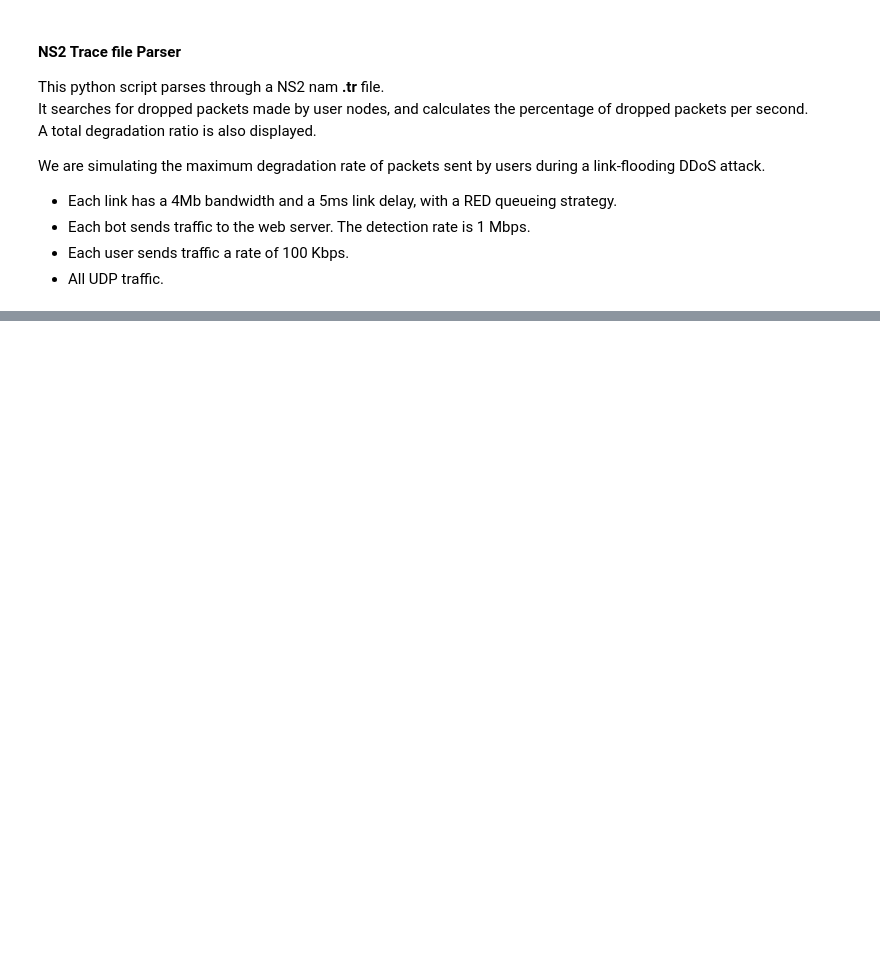
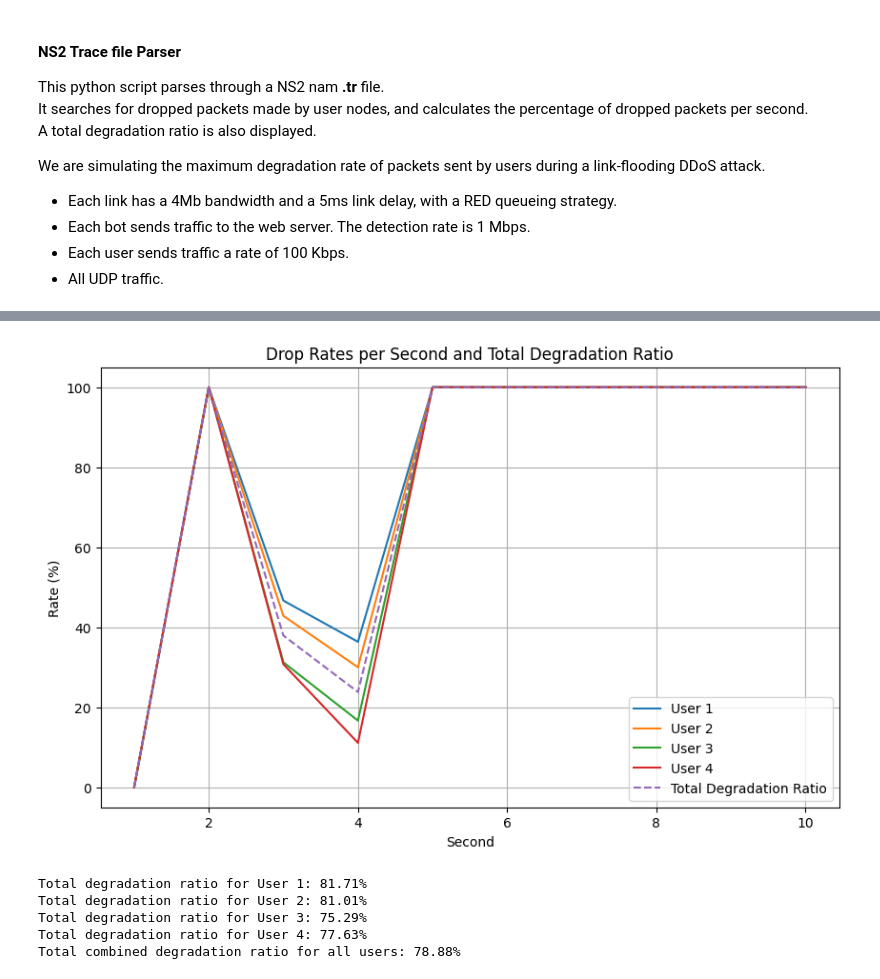
Before and after one commit to duclingg/NS2-Trace-Parser, a Jupyter notebook: parser.ipynb, the cells around one changed output, grey strips where cells are left out. Cells and saved outputs as stored; diff of their text form; code cells hidden in the pictures; blank space fills up the shorter version.

```diff
--- a/parser.ipynb
+++ b/parser.ipynb
@@ -91,0 +92,74 @@ Total combined degradation ratio for all users: 38.08%
+# %%
+# Testing using hard-coded data
+
+import math
+import matplotlib.pyplot as plt
+
+# Hardcoded dropped packets and sent packets data for each user node and each second
+dropped_packets = {
+    '0.0': {1: 0, 2: 12, 3: 7, 4: 4, 5: 4, 6: 6, 7: 7, 8: 8, 9: 9, 10: 10},
+    '1.0': {1: 0, 2: 11, 3: 6, 4: 3, 5: 4, 6: 6, 7: 7, 8: 8, 9: 9, 10: 10},
+    '2.0': {1: 0, 2: 13, 3: 5, 4: 2, 5: 4, 6: 6, 7: 7, 8: 8, 9: 9, 10: 10},
+    '3.0': {1: 0, 2: 10, 3: 4, 4: 1, 5: 4, 6: 6, 7: 7, 8: 8, 9: 9, 10: 10}
+}
+
+sent_packets = {
+    '0.0': {1: 0, 2: 12, 3: 15, 4: 11, 5: 4, 6: 6, 7: 7, 8: 8, 9: 9, 10: 10},
+    '1.0': {1: 0, 2: 11, 3: 14, 4: 10, 5: 4, 6: 6, 7: 7, 8: 8, 9: 9, 10: 10},
+    '2.0': {1: 0, 2: 13, 3: 16, 4: 12, 5: 4, 6: 6, 7: 7, 8: 8, 9: 9, 10: 10},
+    '3.0': {1: 0, 2: 10, 3: 13, 4: 9, 5: 4, 6: 6, 7: 7, 8: 8, 9: 9, 10: 10}
+}
+
+# Calculate drop rates per second for each user node
+drop_rates = {}
+for node in dropped_packets.keys():
+    drop_rates[node] = []
+    for second in range(1, max(max(dropped_packets[node], default=0), max(sent_packets[node], default=0)) + 1):
+        dropped = dropped_packets[node].get(second, 0)
+        sent = sent_packets[node].get(second, 0)
+        drop_rate = (dropped / sent) * 100 if sent > 0 else 0  # Avoid division by zero
+        drop_rates[node].append(drop_rate)
+
+# Plot drop rates per second for each user node
+plt.figure(figsize=(10, 6))
+for node, rates in drop_rates.items():
+    user_number = int(node.split('.')[0]) + 1
+    plt.plot(range(1, len(rates) + 1), rates, label=f'User {user_number}')
+
+# Calculate and plot the total degradation ratio over time
+total_dropped = [sum(dropped_packets[node].get(second, 0) for node in dropped_packets.keys()) for second in range(1, max(max(dropped_packets[node], default=0), max(sent_packets[node], default=0)) + 1)]
+total_sent = [sum(sent_packets[node].get(second, 0) for node in sent_packets.keys()) for second in range(1, max(max(dropped_packets[node], default=0), max(sent_packets[node], default=0)) + 1)]
+total_degradation_ratio = [(total_dropped[i] / total_sent[i]) * 100 if total_sent[i] > 0 else 0 for i in range(len(total_dropped))]
+plt.plot(range(1, len(total_degradation_ratio) + 1), total_degradation_ratio, label='Total Degradation Ratio', linestyle='--')
+
+plt.xlabel('Second')
+plt.ylabel('Rate (%)')
+plt.title('Drop Rates per Second and Total Degradation Ratio')
+plt.legend()
+plt.grid(True)
+plt.show()
+
+# Print total degradation ratio percentages for each user
+for node in dropped_packets.keys():
+    total_dropped = sum(dropped_packets[node].values())
+    total_sent = sum(sent_packets[node].values())
+    degradation_ratio = (total_dropped / total_sent) * 100 if total_sent > 0 else 0
+    user_number = int(node.split('.')[0]) + 1
+    print(f'Total degradation ratio for User {user_number}: {degradation_ratio:.2f}%')
+
+# Calculate total dropped and total sent packets for all users combined
+total_dropped_combined = sum(sum(dropped_packets[node].values()) for node in dropped_packets.keys())
+total_sent_combined = sum(sum(sent_packets[node].values()) for node in sent_packets.keys())
+
+# Calculate total combined degradation ratio
+total_degradation_ratio_combined = (total_dropped_combined / total_sent_combined) * 100 if total_sent_combined > 0 else 0
+
+# Print total combined degradation ratio
+print(f'Total combined degradation ratio for all users: {total_degradation_ratio_combined:.2f}%')
+# %% [output]
+[figure, added]
+Total degradation ratio for User 1: 81.71%
+Total degradation ratio for User 2: 81.01%
+Total degradation ratio for User 3: 75.29%
+Total degradation ratio for User 4: 77.63%
+Total combined degradation ratio for all users: 78.88%
```
Also changed, not shown: parts of 1 cell of this notebook, 5 other files.
